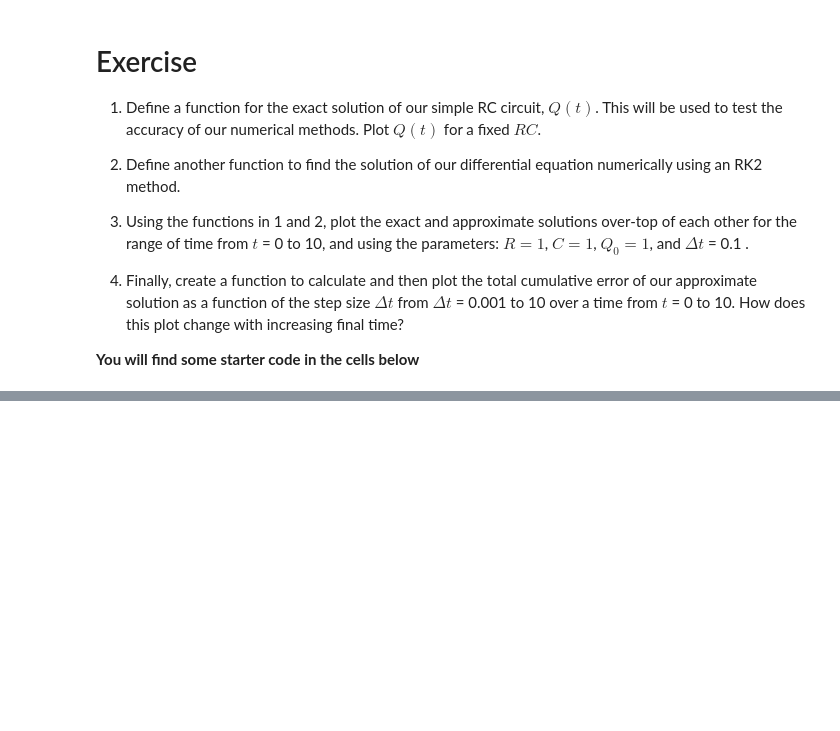
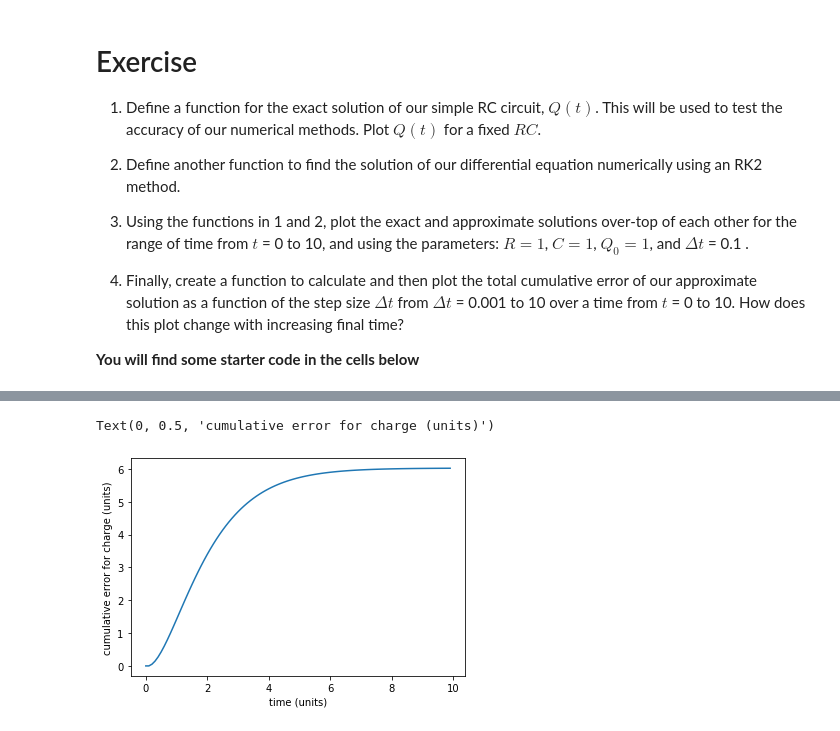
Before and after one commit to eric-barrett/Lectures, a Jupyter notebook: Lecture2.ipynb, the cells around one changed output, grey strips where cells are left out. Cells and saved outputs as stored; diff of their text form; code cells hidden in the pictures; blank space fills up the shorter version.

```diff
--- a/Lecture2.ipynb
+++ b/Lecture2.ipynb
@@ -217,3 +215,28 @@ def cumulative_error(dt, t_final, R, C, Q0):
+# %%
+# Write a function to calculate the cumulative error
+# hint, try reading the help file on np.sum
+
+#? np.sum
+
+def cumulative_error(dt, t_final, R, C, Q0):
+    # error = abs(approximate - exact)
+    t_approx, Q_approx = approx_rk2(dt,t_final,R,C,Q0,t0=0.0)
+    Q_exact_arr = np.array([exact(time,R,C,Q0) for time in t_approx])
+    error = np.sum([Q_approx, Q_exact_arr*(-1.)] ,axis=0)
+    absError = abs(error)
+    cumulativeError = np.array([np.sum(absError[:n]) for n in range(len(absError))])
+    return t_approx, cumulativeError
+
+t_approx, cumulative_error_arr = cumulative_error(dt,t_final,R,C,Q0)
+
+fig = plt.figure()
+ax = fig.add_subplot(111)
+ax.plot(t_approx,cumulative_error_arr,linestyle='-')
+plt.xlabel("time (units)")
+plt.ylabel("cumulative error for charge (units)")
+# %% [output]
+Text(0, 0.5, 'cumulative error for charge (units)')
+[figure, added]
 # %%
 import numpy as np
 a = np.array([1,2,3,4])
```
Also changed, not shown: parts of 5 cells of this notebook.
